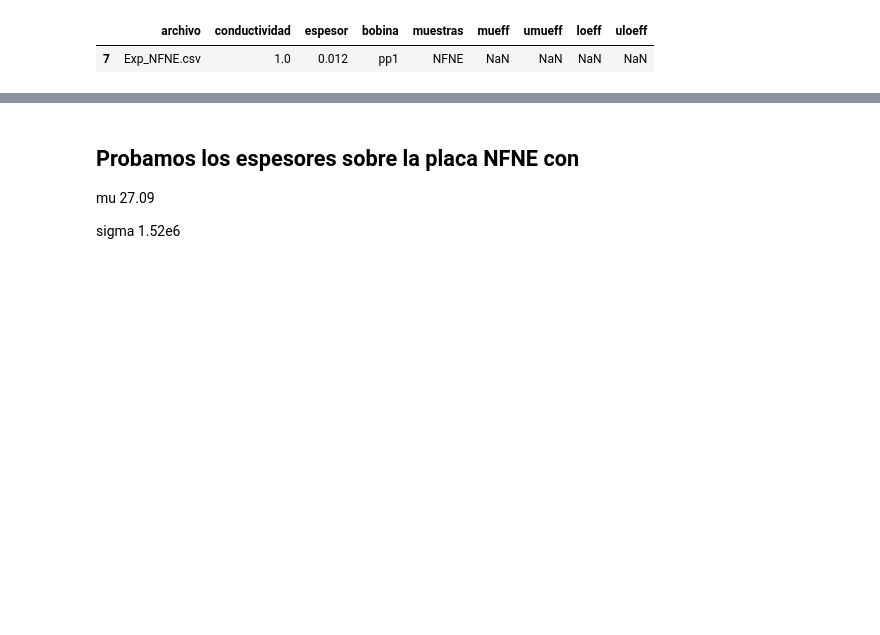
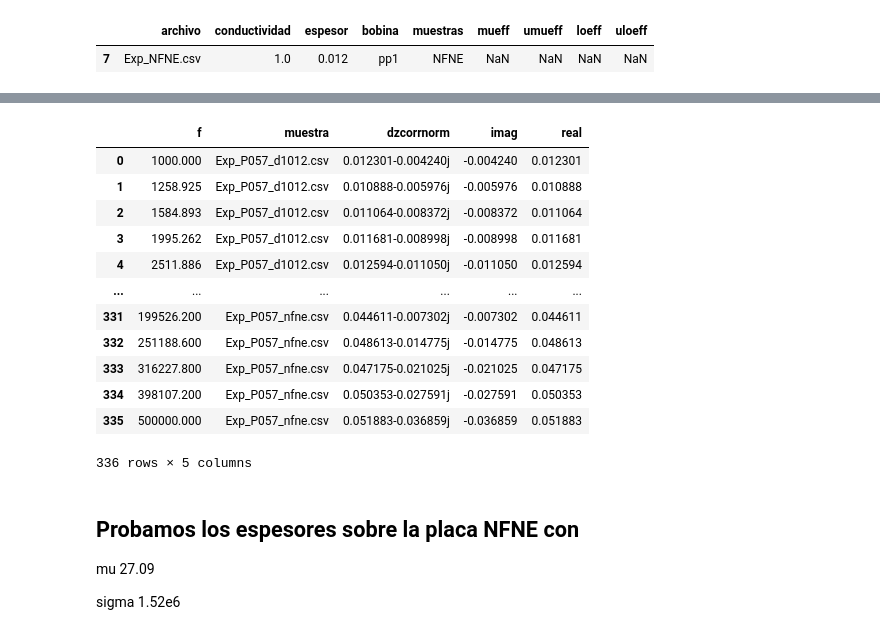
Before and after one commit to carabedo/iamend_test, a Jupyter notebook: manual.ipynb, the cells around one changed output, grey strips where cells are left out. Drawn from its saved outputs; the diff is of its cells as text; code cells hidden in the pictures; blank space fills up the shorter version.

```diff
--- a/manual.ipynb
+++ b/manual.ipynb
@@ -198,3 +213,19 @@ array([2.70864349e+01, 1.51760900e+06])
+# %%
+exp.dznorm
+# %% [output]
+|  | f | muestra | dzcorrnorm | imag | real |
+| 0 | 1000.000 | Exp_P057_d1012.csv | 0.012301-0.004240j | -0.004240 | 0.012301 |
+| 1 | 1258.925 | Exp_P057_d1012.csv | 0.010888-0.005976j | -0.005976 | 0.010888 |
+| 2 | 1584.893 | Exp_P057_d1012.csv | 0.011064-0.008372j | -0.008372 | 0.011064 |
+| 3 | 1995.262 | Exp_P057_d1012.csv | 0.011681-0.008998j | -0.008998 | 0.011681 |
+| 4 | 2511.886 | Exp_P057_d1012.csv | 0.012594-0.011050j | -0.011050 | 0.012594 |
+| ... | ... | ... | ... | ... | ... |
+| 331 | 199526.200 | Exp_P057_nfne.csv | 0.044611-0.007302j | -0.007302 | 0.044611 |
+| 332 | 251188.600 | Exp_P057_nfne.csv | 0.048613-0.014775j | -0.014775 | 0.048613 |
+| 333 | 316227.800 | Exp_P057_nfne.csv | 0.047175-0.021025j | -0.021025 | 0.047175 |
+| 334 | 398107.200 | Exp_P057_nfne.csv | 0.050353-0.027591j | -0.027591 | 0.050353 |
+| 335 | 500000.000 | Exp_P057_nfne.csv | 0.051883-0.036859j | -0.036859 | 0.051883 |
+336 rows × 5 columns
 # %% [markdown]
 ## Probamos los espesores sobre la placa NFNE con
 
```
Also changed, not shown: parts of 19 cells of this notebook, 1 other file.
